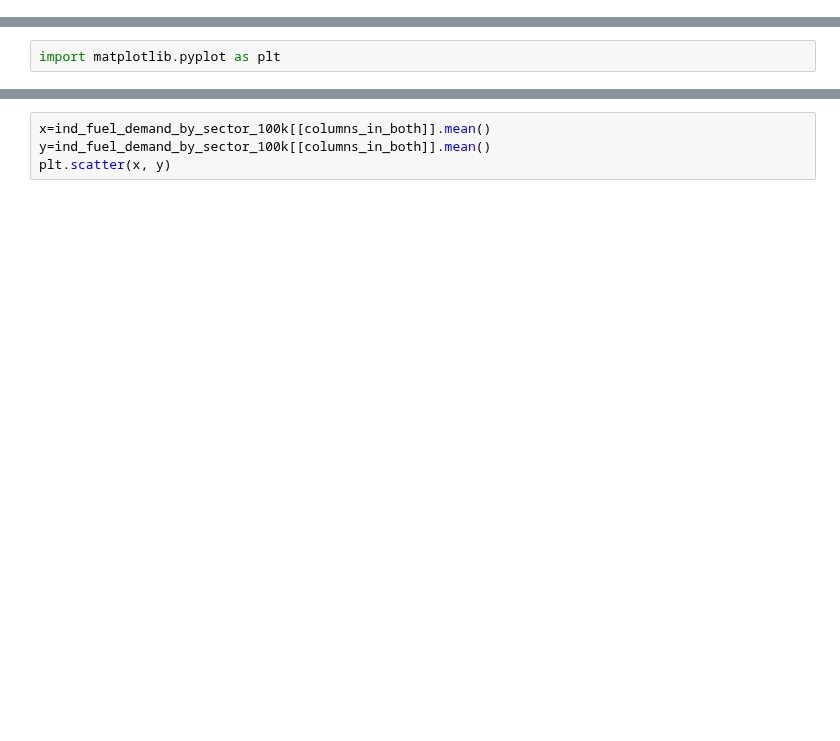
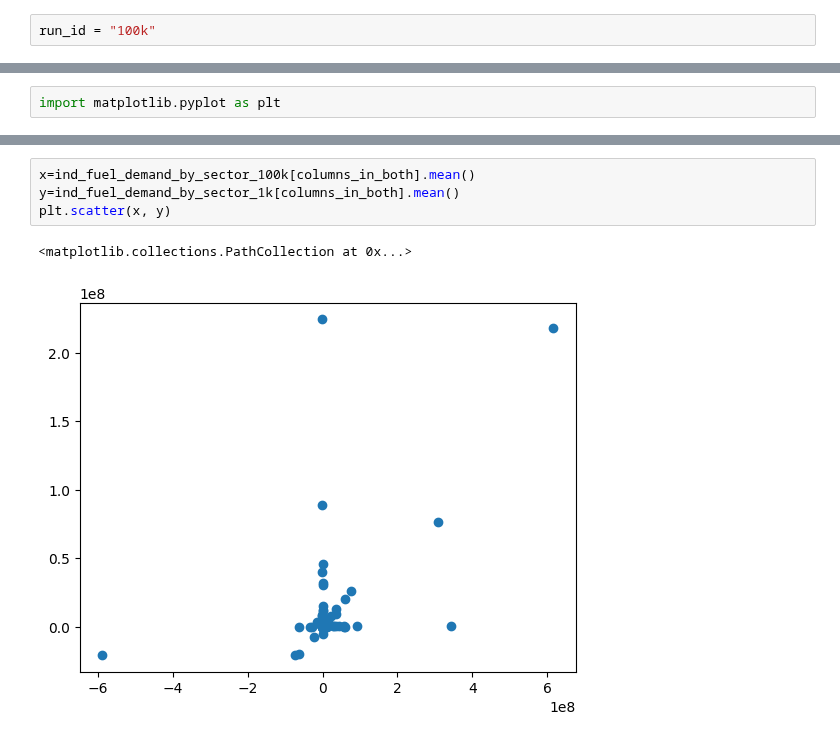
Before and after one commit to sisepuede-framework/ssp_louisiana, a Jupyter notebook: metamodel/notebooks/etl_5.7_testing.ipynb, the cells around one changed output, grey strips where cells are left out. Drawn from its saved outputs; the diff is of its cells as text; blank space fills up the shorter version.

```diff
--- a/metamodel/notebooks/etl_5.7_testing.ipynb
+++ b/metamodel/notebooks/etl_5.7_testing.ipynb
@@ -33,3 +31,5 @@ run_id = "sisepuede_run_2025-10-07t13;30;14.193421"
+# %%
+run_id = "100k"
 # %%
 SIMULATION_DIR_PATH = os.path.join(SSP_DIR_PATH, run_id)
 # %%
@@ -362,4 +448,7 @@ import matplotlib.pyplot as plt
 # %%
-x=ind_fuel_demand_by_sector_100k[[columns_in_both]].mean()
-y=ind_fuel_demand_by_sector_100k[[columns_in_both]].mean()
+x=ind_fuel_demand_by_sector_100k[columns_in_both].mean()
+y=ind_fuel_demand_by_sector_1k[columns_in_both].mean()
 plt.scatter(x, y)
+# %% [output]
+<matplotlib.collections.PathCollection at 0x...>
+[figure, added]
```
Also changed, not shown: parts of 15 cells of this notebook.
